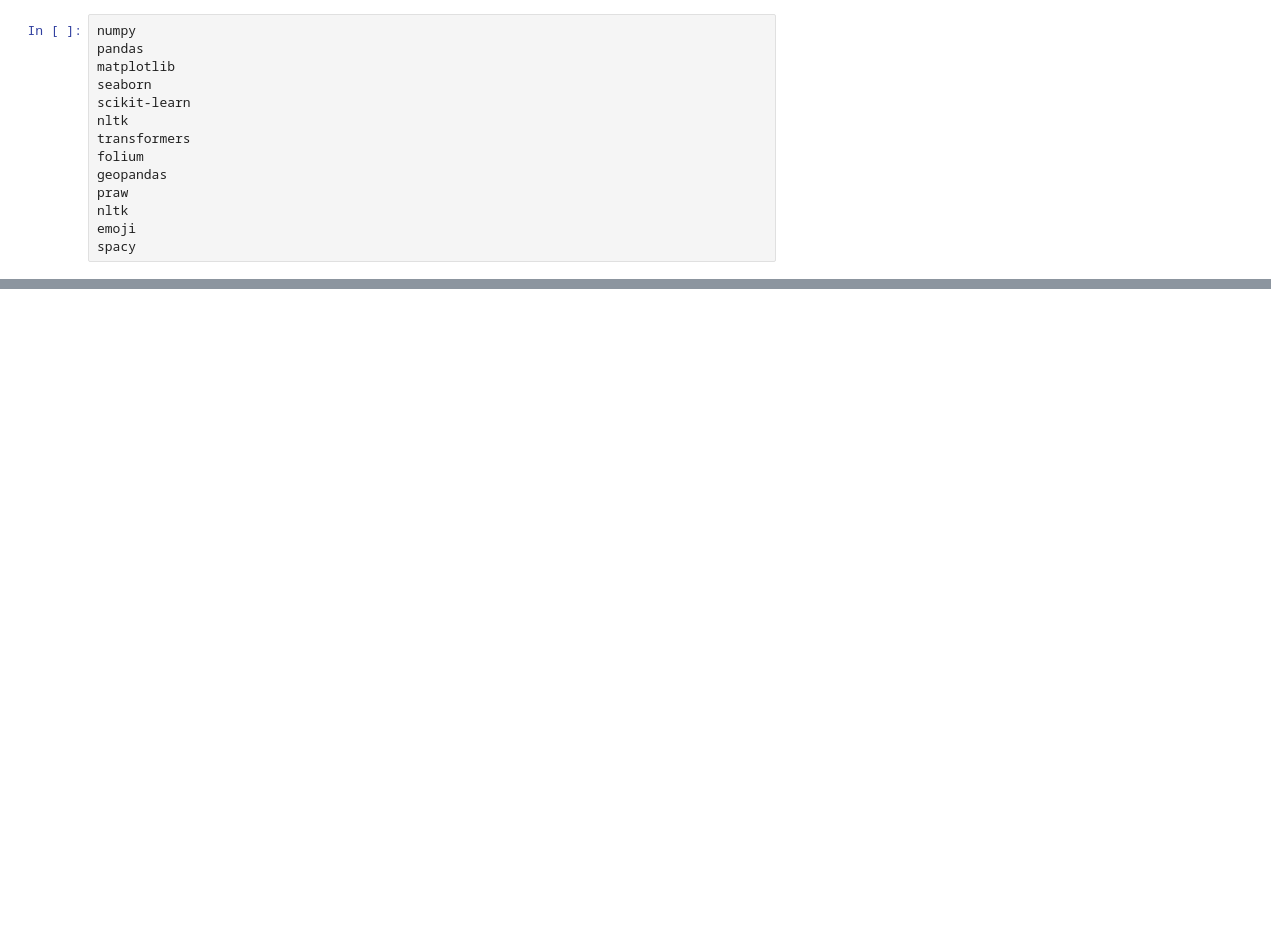
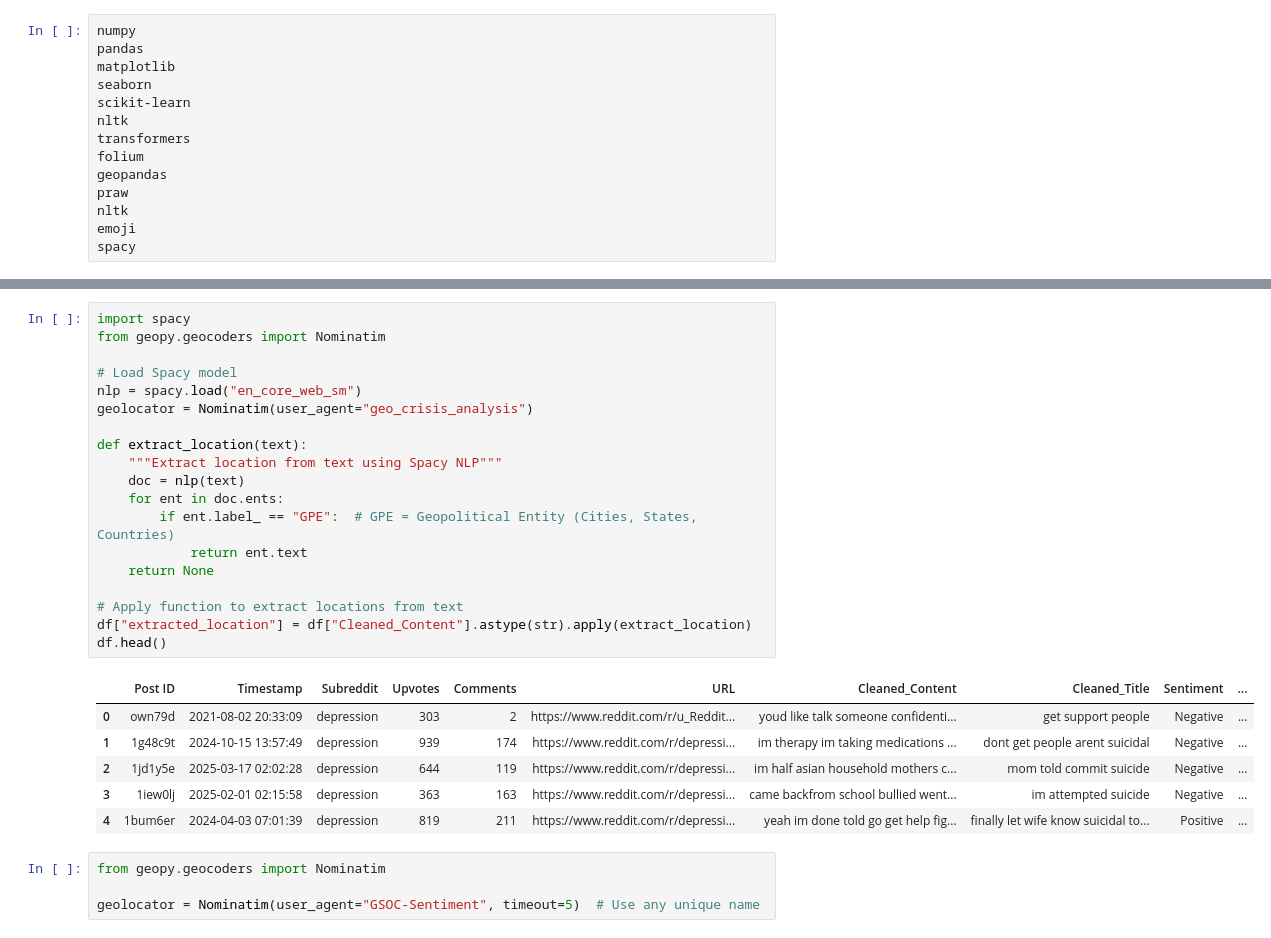
Before and after one commit to bheemeshpujari63/Nature-oncology-scraper, a Jupyter notebook: Main.ipynb, the cells around one changed output, grey strips where cells are left out. Drawn from its saved outputs; the diff is of its cells as text; blank space fills up the shorter version.

```diff
--- a/Main.ipynb
+++ b/Main.ipynb
@@ -313,0 +350,30 @@ Requirement already satisfied: weasel<0.5.0,>=0.1.0 in /usr/local/lib/python3.11
+# %%
+import spacy
+from geopy.geocoders import Nominatim
+
+# Load Spacy model
+nlp = spacy.load("en_core_web_sm")
+geolocator = Nominatim(user_agent="geo_crisis_analysis")
+
+def extract_location(text):
+    """Extract location from text using Spacy NLP"""
+    doc = nlp(text)
+    for ent in doc.ents:
+        if ent.label_ == "GPE":  # GPE = Geopolitical Entity (Cities, States, Countries)
+            return ent.text
+    return None
+
+# Apply function to extract locations from text
+df["extracted_location"] = df["Cleaned_Content"].astype(str).apply(extract_location)
+df.head()
+# %% [output]
+|  | Post ID | Timestamp | Subreddit | Upvotes | Comments | URL | Cleaned_Content | Cleaned_Title | Sentiment | ... |
+| 0 | own79d | 2021-08-02 20:33:09 | depression | 303 | 2 | https://www.reddit.com/r/u_Reddit... | youd like talk someone confidenti... | get support people | Negative | ... |
+| 1 | 1g48c9t | 2024-10-15 13:57:49 | depression | 939 | 174 | https://www.reddit.com/r/depressi... | im therapy im taking medications ... | dont get people arent suicidal | Negative | ... |
+| 2 | 1jd1y5e | 2025-03-17 02:02:28 | depression | 644 | 119 | https://www.reddit.com/r/depressi... | im half asian household mothers c... | mom told commit suicide | Negative | ... |
+| 3 | 1iew0lj | 2025-02-01 02:15:58 | depression | 363 | 163 | https://www.reddit.com/r/depressi... | came backfrom school bullied went... | im attempted suicide | Negative | ... |
+| 4 | 1bum6er | 2024-04-03 07:01:39 | depression | 819 | 211 | https://www.reddit.com/r/depressi... | yeah im done told go get help fig... | finally let wife know suicidal to... | Positive | ... |
+# %%
+from geopy.geocoders import Nominatim
+
+geolocator = Nominatim(user_agent="GSOC-Sentiment", timeout=5)  # Use any unique name
```
Also changed, not shown: parts of 5 cells of this notebook.
